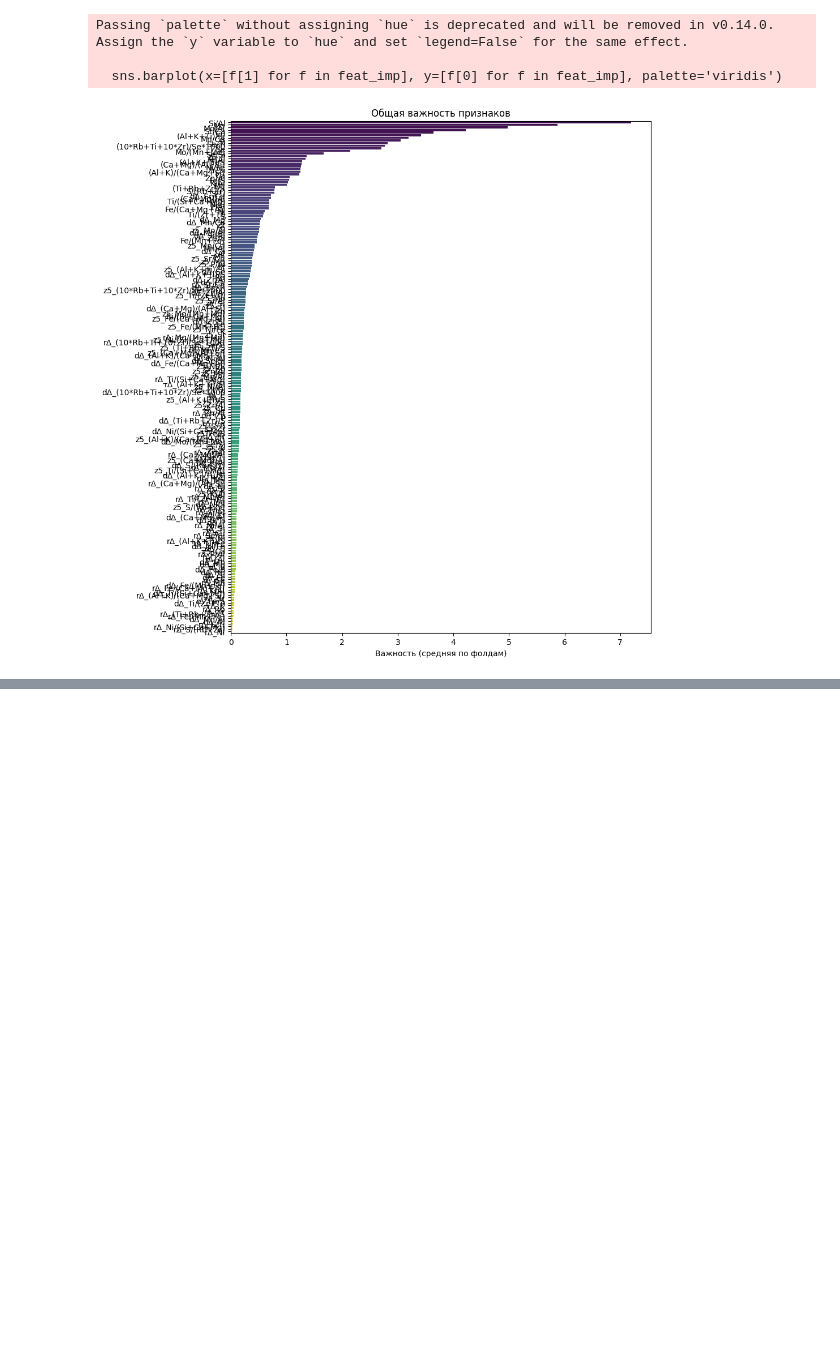
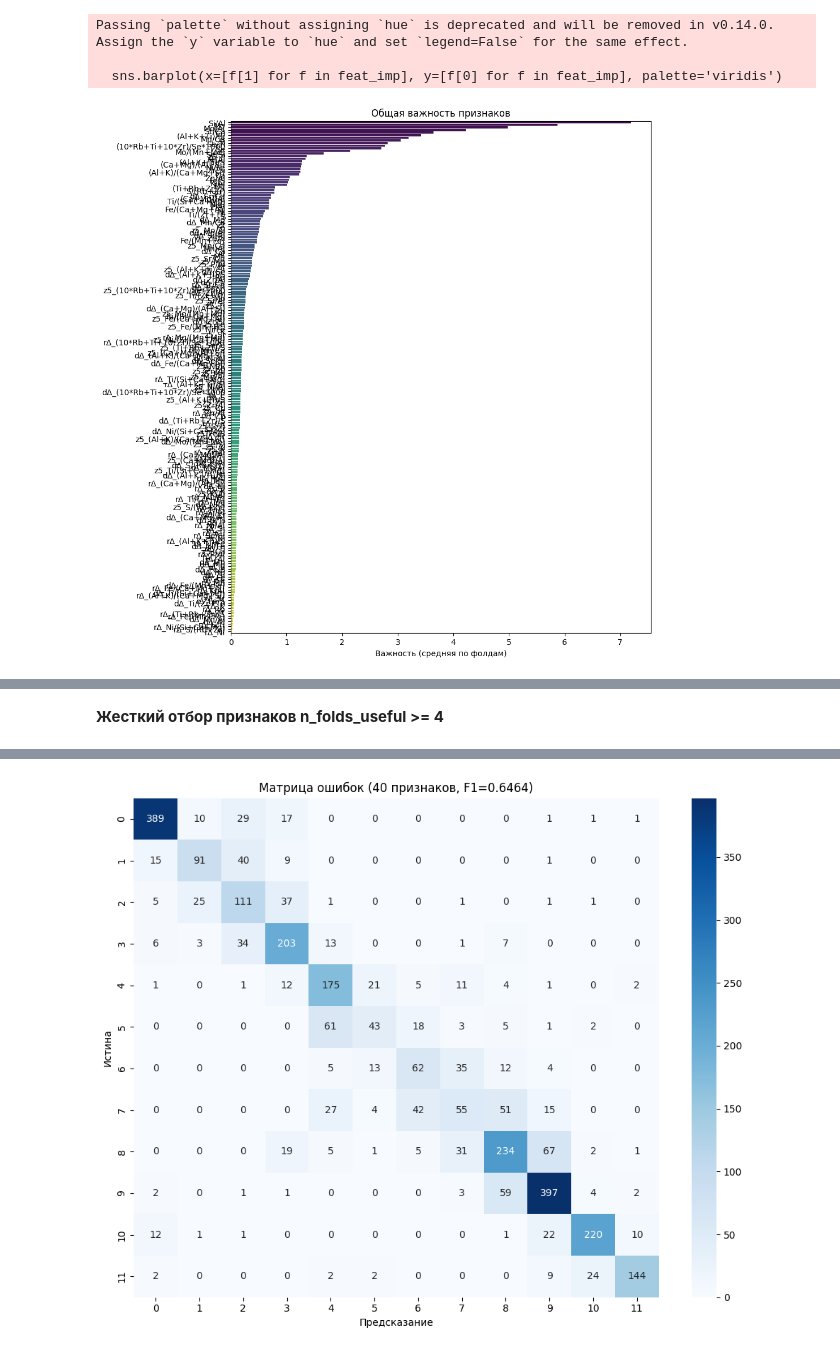
Before and after one commit to MariaSmirnovaDS/ML_for_geochemistry, a Jupyter notebook: Cross‑validation_fixed_parametr_GBoost_Elements_Ratio_06_10_Otnositelnye_feature.ipynb, the cells around one changed output, grey strips where cells are left out. Cells and saved outputs as stored; diff of their text form; code cells hidden in the pictures; blank space fills up the shorter version.

Commit message:
Кросс-валидация CatBoost с фиксированным набором гиперпараметров по новому датасету 05.10.Добавила отбор признаков с permutation_importance. Viterbi-постобработка дала прирост метрик

```diff
--- a/Cross‑validation_fixed_parametr_GBoost_Elements_Ratio_06_10_Otnositelnye_feature.ipynb
+++ b/Cross‑validation_fixed_parametr_GBoost_Elements_Ratio_06_10_Otnositelnye_feature.ipynb
@@ -1294,0 +1648,70 @@ Passing `palette` without assigning `hue` is deprecated and will be removed in v
+# %% [markdown]
+**Жесткий отбор признаков n_folds_useful >= 4**
+# %%
+# Жёсткий отбор: только n_folds_useful >= 4
+strict_features = perm_summary[perm_summary['n_folds_useful'] >= 4]['feature'].tolist()
+
+print(f"Признаков до отбора: {len(features)}")
+print(f"Признаков после жёсткого отбора (>= 4 фолдов): {len(strict_features)}")
+
+# Перезапускаем кросс-валидацию на отобранных признаках
+X = df[strict_features]
+y = df['Strat']
+groups = df['Well']
+
+fixed_params = {
+    'depth': 6,
+    'iterations': 500,
+    'learning_rate': 0.1,
+    'loss_function': 'MultiClass',
+    'verbose': 0,
+    'random_seed': 42
+}
+
+gkf = GroupKFold(n_splits=5)
+
+fold_scores_strict = []
+all_preds_strict = []
+all_true_strict = []
+
+for fold, (train_idx, val_idx) in enumerate(gkf.split(X, y, groups), 1):
+    X_tr, X_vl = X.iloc[train_idx], X.iloc[val_idx]
+    y_tr, y_vl = y.iloc[train_idx], y.iloc[val_idx]
+
+    print(f"Fold {fold}")
+    print(f"  Train: {len(X_tr)} проб, Val: {len(X_vl)} проб")
+
+    model = CatBoostClassifier(**fixed_params)
+    model.fit(X_tr, y_tr)
+
+    y_pred = model.predict(X_vl).ravel()
+    y_train_pred = model.predict(X_tr).ravel()
+
+    f1_val = f1_score(y_vl, y_pred, average='macro')
+    f1_train = f1_score(y_tr, y_train_pred, average='macro')
+    gap = f1_train - f1_val
+
+    fold_scores_strict.append(f1_val)
+    all_preds_strict.extend(y_pred)
+    all_true_strict.extend(y_vl.values)
+
+    print(f"  F1 macro (train): {f1_train:.4f}")
+    print(f"  F1 macro (val):   {f1_val:.4f}")
+    print(f"  Gap:              {gap:.4f}")
+
+print(f"\n{'='*50}")
+print(f"Результаты жёсткого отбора (>= 4 фолдов, {len(strict_features)} признаков)")
+print(f"  Средний F1 macro: {np.mean(fold_scores_strict):.4f} ± {np.std(fold_scores_strict):.4f}")
+print(f"\nСводный Classification Report:")
+print(classification_report(all_true_strict, all_preds_strict, digits=4))
+
+plt.figure(figsize=(10, 8))
+cm_strict = confusion_matrix(all_true_strict, all_preds_strict)
+sns.heatmap(cm_strict, annot=True, fmt='d', cmap='Blues',
+            xticklabels=range(12), yticklabels=range(12))
+plt.xlabel('Предсказание')
+plt.ylabel('Истина')
+plt.title(f'Матрица ошибок ({len(strict_features)} признаков, F1={np.mean(fold_scores_strict):.4f})')
+plt.tight_layout()
+plt.show()
+# %% [output]
@@ -1294,0 +1735 @@ Passing `palette` without assigning `hue` is deprecated and will be removed in v
+[figure, added]
```
Also changed, not shown: parts of 9 cells of this notebook.
